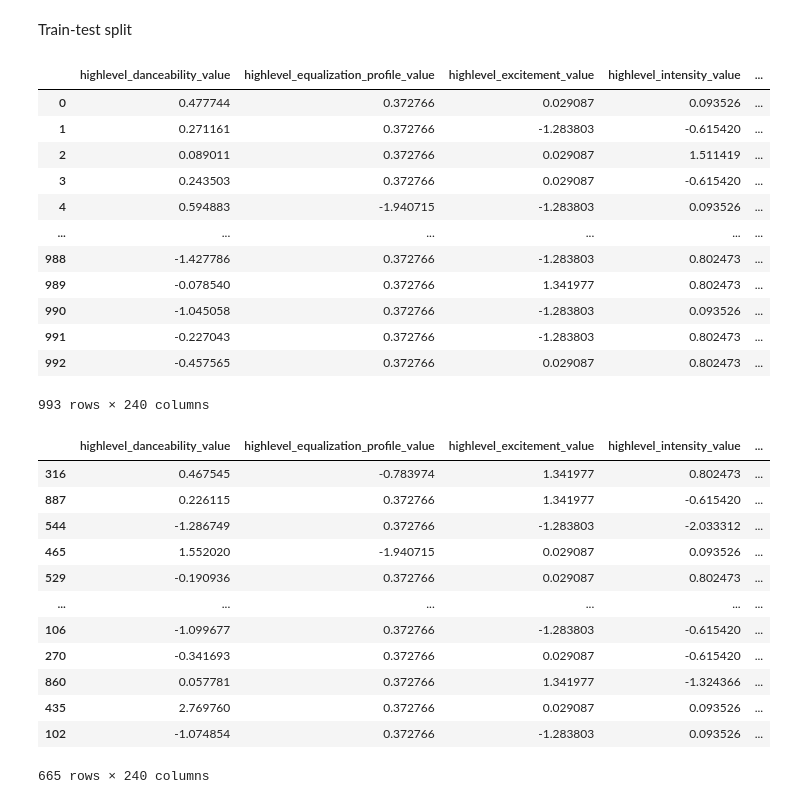
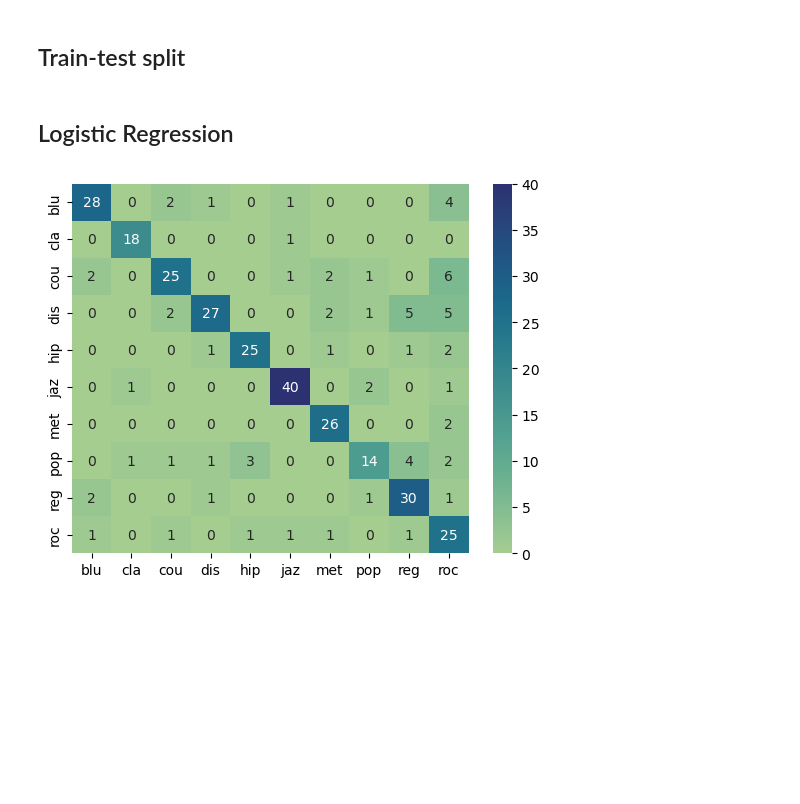
Before and after one commit to inesbroto/GenreClass_w_ML, a Jupyter notebook: Report.ipynb, the cells around one changed output. Drawn from its saved outputs; the diff is of its cells as text; code cells hidden in the pictures; blank space fills up the shorter version.

```diff
--- a/Report.ipynb
+++ b/Report.ipynb
@@ -4,6 +9,7 @@ import numpy as np
 # %%
 genreAll = pd.read_csv("/home/ibroto/Documents/UPF_SMC/ML/Lab1/Lab1/GenreAll.csv")
-genreAll.rename(columns={' genre':'genre'}, inplace = True)
+for col in genreAll.columns:
+    genreAll.rename(columns={col:col.strip()}, inplace = True)
 feat_30 = pd.read_csv("/home/ibroto/Documents/UPF_SMC/ML/Lab1/Lab1/features_30_sec.csv")
 feat_3 = pd.read_csv("/home/ibroto/Documents/UPF_SMC/ML/Lab1/Lab1/features_3_sec.csv")
 # %% [markdown]
@@ -18,3 +39,16 @@ Nbr of classes: 10
 # %%
-pd.unique(genreAll.genre).size
+
+#replace string-valued rows with
+genre_dict = {'blu':0, 'cla':1, 'cou':2, 'dis':3, 'hip':4, 'jaz':5, 'met':6, 'pop':7, 'reg':8,'roc':9}
+highlevel_speech_music_value_dict = {'music':0, 'speech':1}
+highlevel_voice_instrumental_value_dict = {'instrumental':0, 'voice':1}
+tonal_key_mode_value_dict = {'minor':0, 'major':1}
+
+genreAll['genre'] = genreAll['genre'].replace(genre_dict)
+genreAll['highlevel_speech_music_value'] = genreAll['highlevel_speech_music_value'].replace(highlevel_speech_music_value_dict)
+genreAll['highlevel_voice_instrumental_value'] = genreAll['highlevel_voice_instrumental_value'].replace(highlevel_voice_instrumental_value_dict)
+genreAll['tonal_key_mode_value'] = genreAll['tonal_key_mode_value'].replace(tonal_key_mode_value_dict)
+genreAll['genre'] = genreAll['genre'].replace(genre_dict)
+
+genreAll
 # %% [output]
@@ -38,36 +68,5 @@ Index(['highlevel_danceability_value', ' highlevel_equalization_profile_value',
 # %% [markdown]
-Train-test split
+## Train-test split
-# %%
-genreAll[genreAll.columns[:-1]]
-# %% [output]
-|  | highlevel_danceability_value | highlevel_equalization_profile_value | highlevel_excitement_value | highlevel_intensity_value | ... |
-| 0 | 0.477744 | 0.372766 | 0.029087 | 0.093526 | ... |
-| 1 | 0.271161 | 0.372766 | -1.283803 | -0.615420 | ... |
-| 2 | 0.089011 | 0.372766 | 0.029087 | 1.511419 | ... |
-| 3 | 0.243503 | 0.372766 | 0.029087 | -0.615420 | ... |
-| 4 | 0.594883 | -1.940715 | -1.283803 | 0.093526 | ... |
-| ... | ... | ... | ... | ... | ... |
-| 988 | -1.427786 | 0.372766 | -1.283803 | 0.802473 | ... |
-| 989 | -0.078540 | 0.372766 | 1.341977 | 0.802473 | ... |
-| 990 | -1.045058 | 0.372766 | -1.283803 | 0.093526 | ... |
-| 991 | -0.227043 | 0.372766 | -1.283803 | 0.802473 | ... |
-| 992 | -0.457565 | 0.372766 | 0.029087 | 0.802473 | ... |
-993 rows × 240 columns
 # %%
 from sklearn.model_selection import train_test_split
 X_train, X_test, y_train, y_test = train_test_split(genreAll[genreAll.columns[:-1]], genreAll.genre, test_size=0.33, random_state=42)
-X_train
-# %% [output]
-|  | highlevel_danceability_value | highlevel_equalization_profile_value | highlevel_excitement_value | highlevel_intensity_value | ... |
-| 316 | 0.467545 | -0.783974 | 1.341977 | 0.802473 | ... |
-| 887 | 0.226115 | 0.372766 | 1.341977 | -0.615420 | ... |
-| 544 | -1.286749 | 0.372766 | -1.283803 | -2.033312 | ... |
-| 465 | 1.552020 | -1.940715 | 0.029087 | 0.093526 | ... |
-| 529 | -0.190936 | 0.372766 | 0.029087 | 0.802473 | ... |
-| ... | ... | ... | ... | ... | ... |
-| 106 | -1.099677 | 0.372766 | -1.283803 | -0.615420 | ... |
-| 270 | -0.341693 | 0.372766 | 0.029087 | -0.615420 | ... |
-| 860 | 0.057781 | 0.372766 | 1.341977 | -1.324366 | ... |
-| 435 | 2.769760 | 0.372766 | 0.029087 | 0.093526 | ... |
-| 102 | -1.074854 | 0.372766 | -1.283803 | 0.093526 | ... |
-665 rows × 240 columns
@@ -79,0 +73,18 @@ clf = clf.fit(X, Y)
+# %% [markdown]
+## Logistic Regression
+# %%
+from sklearn.linear_model import LogisticRegression
+clf = LogisticRegression(random_state=0).fit(X_train, y_train)
+y_pred = clf.predict(X_test)
+clf.score(X_test, y_test)
+
+label_names = [i for i in genre_dict.keys()]
+singleClass_cm = multilabel_confusion_matrix(y_test, y_pred,
+                            labels=genreAll.genre.unique()) #tn, fn, fp, tp
+
+cm = confusion_matrix(y_test, y_pred,
+                            labels=genreAll.genre.unique()) #tn, fn, fp, tp
+df_cfm = pd.DataFrame(cm, index=label_names, columns=label_names)
+cfm_plot = sn.heatmap(df_cfm,annot=df_cfm, fmt="",cmap="crest")
+# %% [output]
+[figure, added]
```
Also changed, not shown: parts of 17 cells of this notebook.
